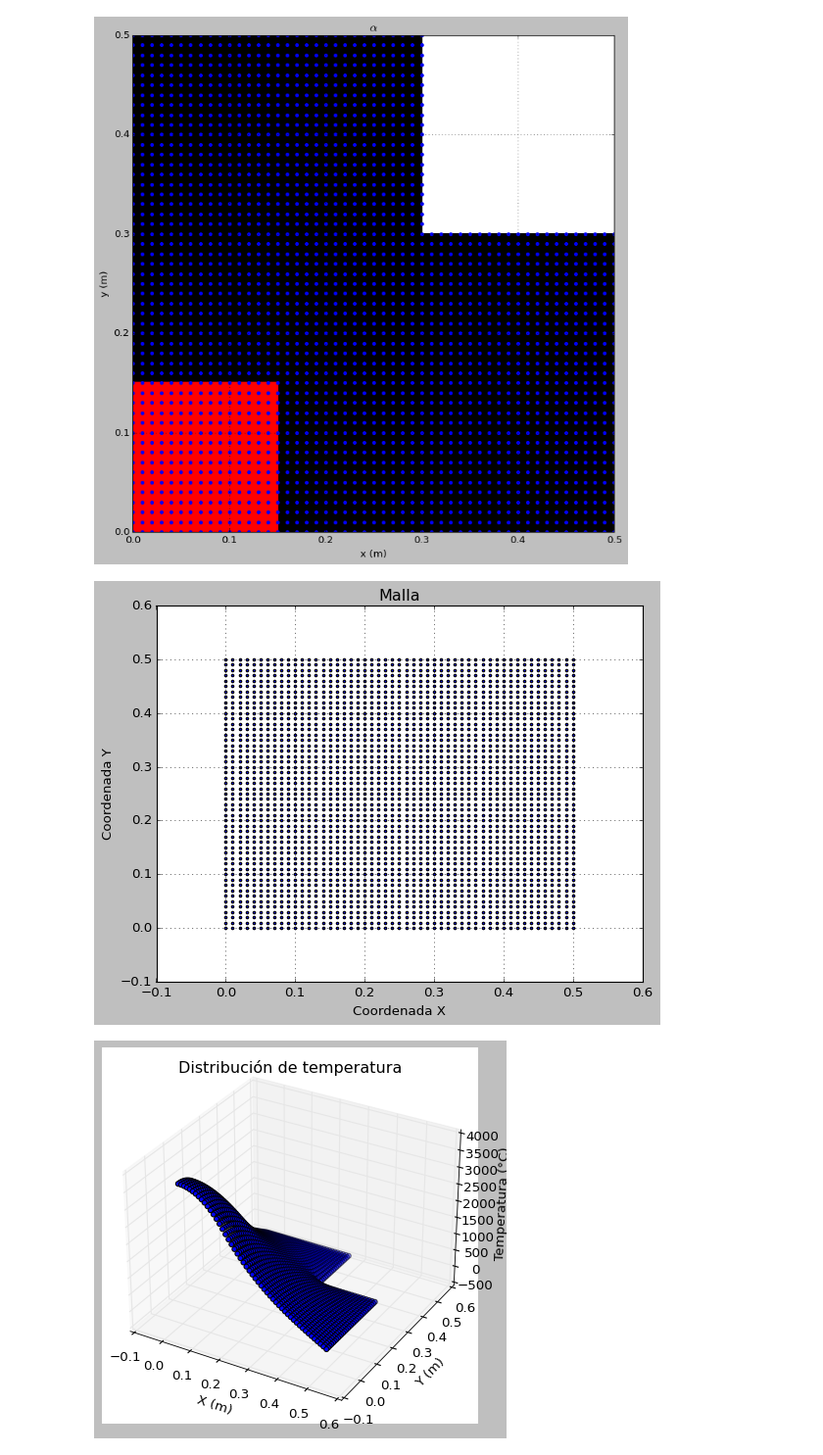
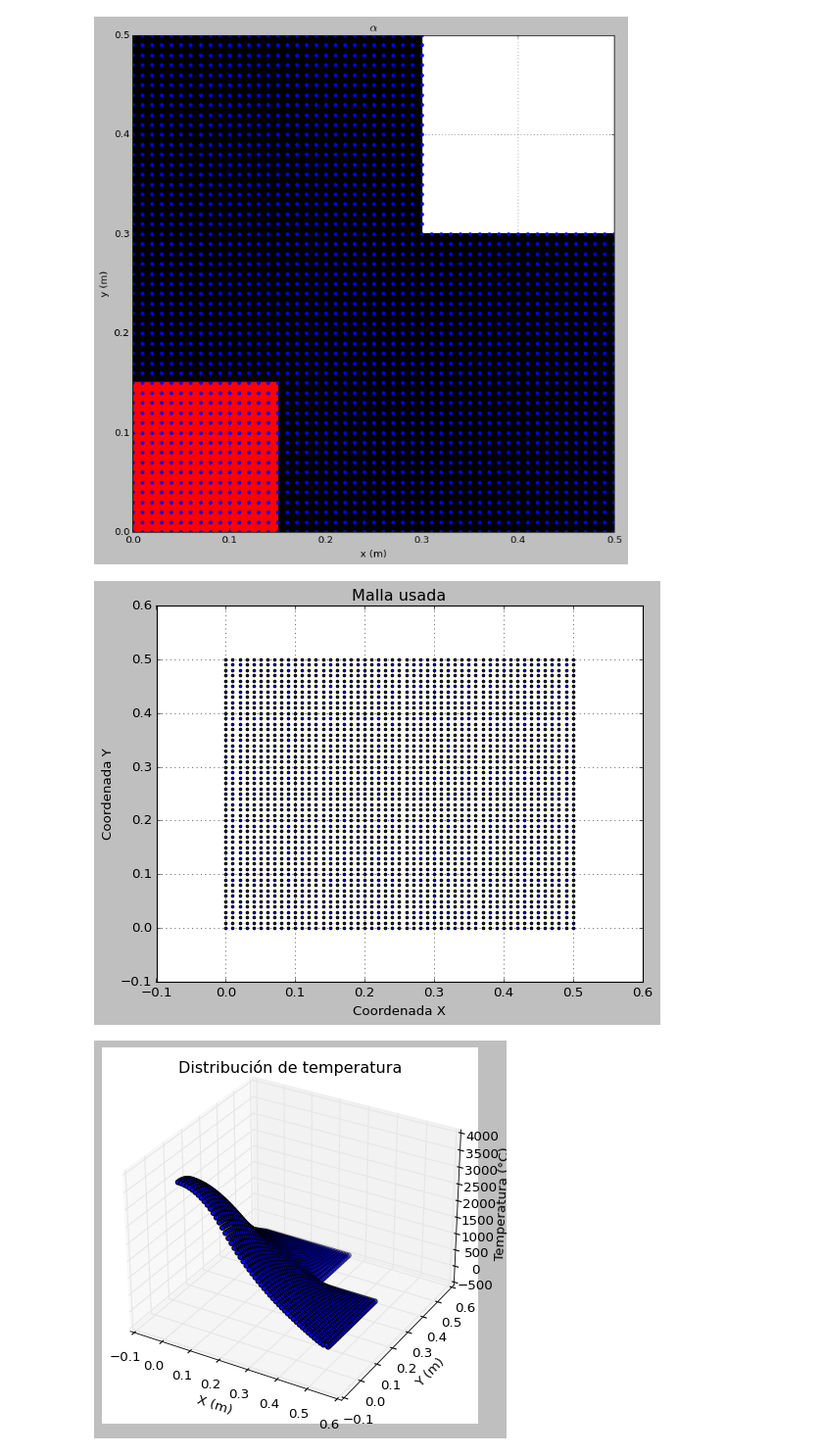
Before and after one commit to DuneV/Termofluidos-II, a Jupyter notebook: Termo.ipynb, the cells around one changed output. Shown at 98% size. Saved outputs shown, nothing was run; the diff lists cells and outputs as text; code cells hidden in the pictures.

```diff
--- a/Termo.ipynb
+++ b/Termo.ipynb
@@ -212,29 +212,30 @@ plt.show()
 # %%
 # Crear una cuadrícula de puntos
 x = np.linspace(0,0.5,51)  # Coordenadas x de los puntos
 y = np.linspace(0,0.5,51)  # Coordenadas y de los puntos
 
 # Crear una malla de coordenadas utilizando la función meshgrid
 X, Y = np.meshgrid(x, y)
 
 # Crear una figura y un objeto de ejes
 fig, ax = plt.subplots()
 
 # Trazar la malla de puntos utilizando scatter
 ax.scatter(X, Y, c='blue', marker='.')
 
 # Configurar etiquetas de los ejes
 ax.set_xlabel('Coordenada X')
 ax.set_ylabel('Coordenada Y')
 
 # Título del gráfico
-ax.set_title('Malla')
+ax.set_title('Malla usada')
 
 # Mostrar el gráfico
 plt.grid(True)  # Mostrar las líneas de la cuadrícula
+fig.savefig('Malla_usada.png')
 plt.show()
 # %% [output]
-[figure, old version]
+[figure, new version]
 # %%
 # Parámetros del problema
 # Define tus parámetros aquí
```
Also changed, not shown: parts of 6 cells of this notebook, 4 other files.
